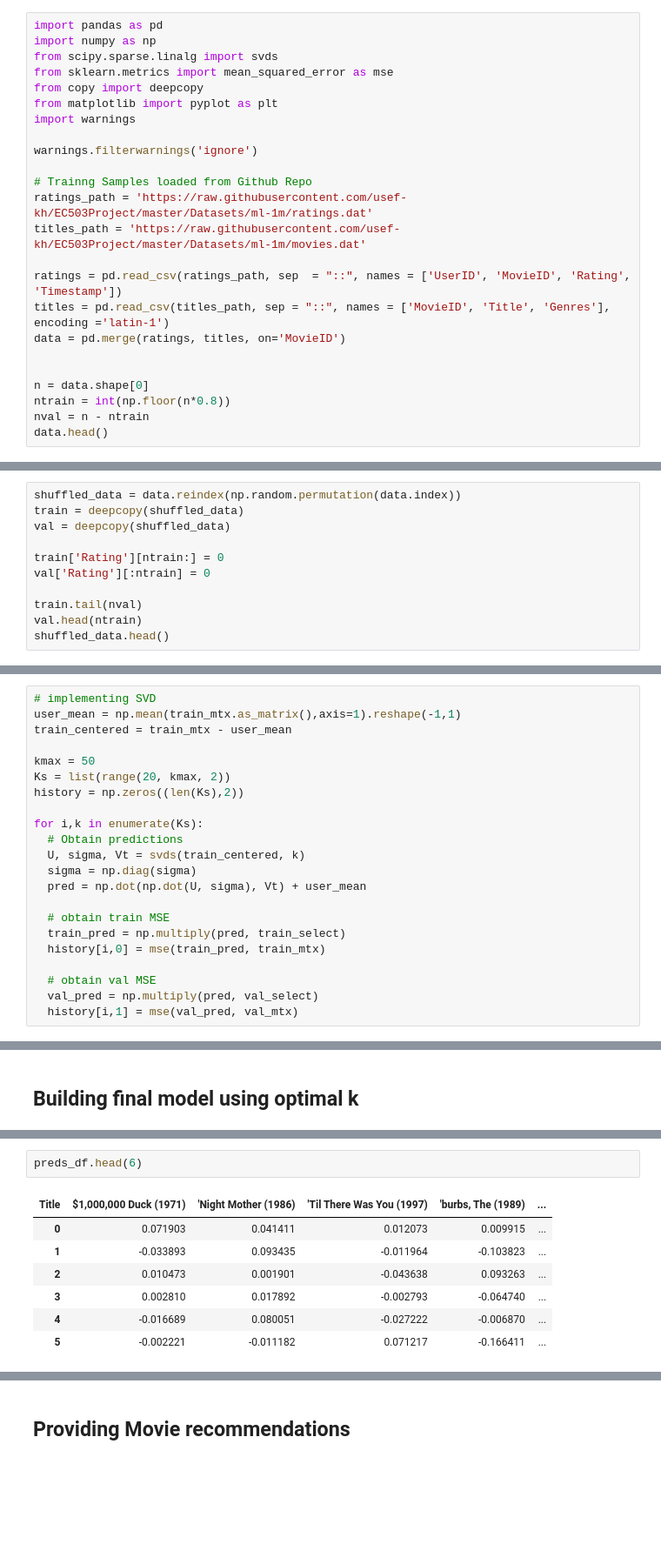
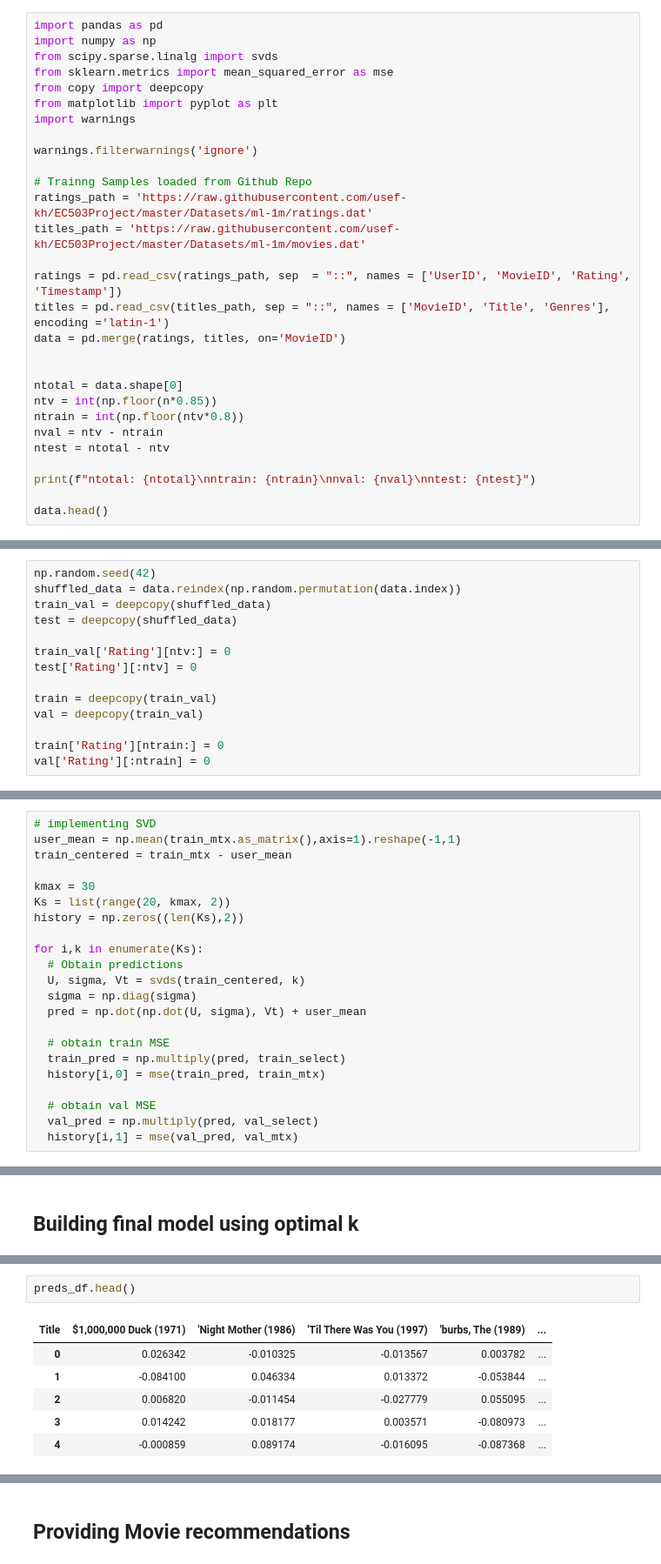
Before and after one commit to usef-kh/MovieLens-Recommendation-System, a Jupyter notebook: Notebooks/MatrixFactorization.ipynb, the cells around one changed output, grey strips where cells are left out. Shown at 87% size. Cells and saved outputs as stored; diff of their text form; blank space fills up the shorter version.

Commit message:
Added test, train, and validation split with seed

```diff
--- a/Notebooks/MatrixFactorization.ipynb
+++ b/Notebooks/MatrixFactorization.ipynb
@@ -20,8 +20,13 @@ titles = pd.read_csv(titles_path, sep = "::", names = ['MovieID', 'Title', 'Genr
 data = pd.merge(ratings, titles, on='MovieID')
 
 
-n = data.shape[0]
-ntrain = int(np.floor(n*0.8))
-nval = n - ntrain
+ntotal = data.shape[0]
+ntv = int(np.floor(n*0.85))
+ntrain = int(np.floor(ntv*0.8))
+nval = ntv - ntrain
+ntest = ntotal - ntv
+
+print(f"ntotal: {ntotal}\nntrain: {ntrain}\nnval: {nval}\nntest: {ntest}")
+
 data.head()
 # %% [output]
@@ -36,11 +45,14 @@ data.head()
 # %%
+np.random.seed(42)
 shuffled_data = data.reindex(np.random.permutation(data.index))
-train = deepcopy(shuffled_data)
-val = deepcopy(shuffled_data)
+train_val = deepcopy(shuffled_data)
+test = deepcopy(shuffled_data)
+
+train_val['Rating'][ntv:] = 0
+test['Rating'][:ntv] = 0
+
+train = deepcopy(train_val)
+val = deepcopy(train_val)
 
 train['Rating'][ntrain:] = 0
 val['Rating'][:ntrain] = 0
-
-train.tail(nval)
-val.head(ntrain)
-shuffled_data.head()
@@ -86,7 +95,7 @@ Validation: True
 user_mean = np.mean(train_mtx.as_matrix(),axis=1).reshape(-1,1)
 train_centered = train_mtx - user_mean
 
-kmax = 50
+kmax = 30
 Ks = list(range(20, kmax, 2))
 history = np.zeros((len(Ks),2))
 
@@ -142,10 +162,9 @@ preds_df = pd.DataFrame(pred, columns = ground_truth.columns)
 # %%
-preds_df.head(6)
+preds_df.head()
 # %% [output]
 | Title | $1,000,000 Duck (1971) | 'Night Mother (1986) | 'Til There Was You (1997) | 'burbs, The (1989) | ... |
-| 0 | 0.071903 | 0.041411 | 0.012073 | 0.009915 | ... |
-| 1 | -0.033893 | 0.093435 | -0.011964 | -0.103823 | ... |
-| 2 | 0.010473 | 0.001901 | -0.043638 | 0.093263 | ... |
-| 3 | 0.002810 | 0.017892 | -0.002793 | -0.064740 | ... |
-| 4 | -0.016689 | 0.080051 | -0.027222 | -0.006870 | ... |
-| 5 | -0.002221 | -0.011182 | 0.071217 | -0.166411 | ... |
+| 0 | 0.026342 | -0.010325 | -0.013567 | 0.003782 | ... |
+| 1 | -0.084100 | 0.046334 | 0.013372 | -0.053844 | ... |
+| 2 | 0.006820 | -0.011454 | -0.027779 | 0.055095 | ... |
+| 3 | 0.014242 | 0.018177 | 0.003571 | -0.080973 | ... |
+| 4 | -0.000859 | 0.089174 | -0.016095 | -0.087368 | ... |
```
Also changed, not shown: parts of 9 cells of this notebook.
